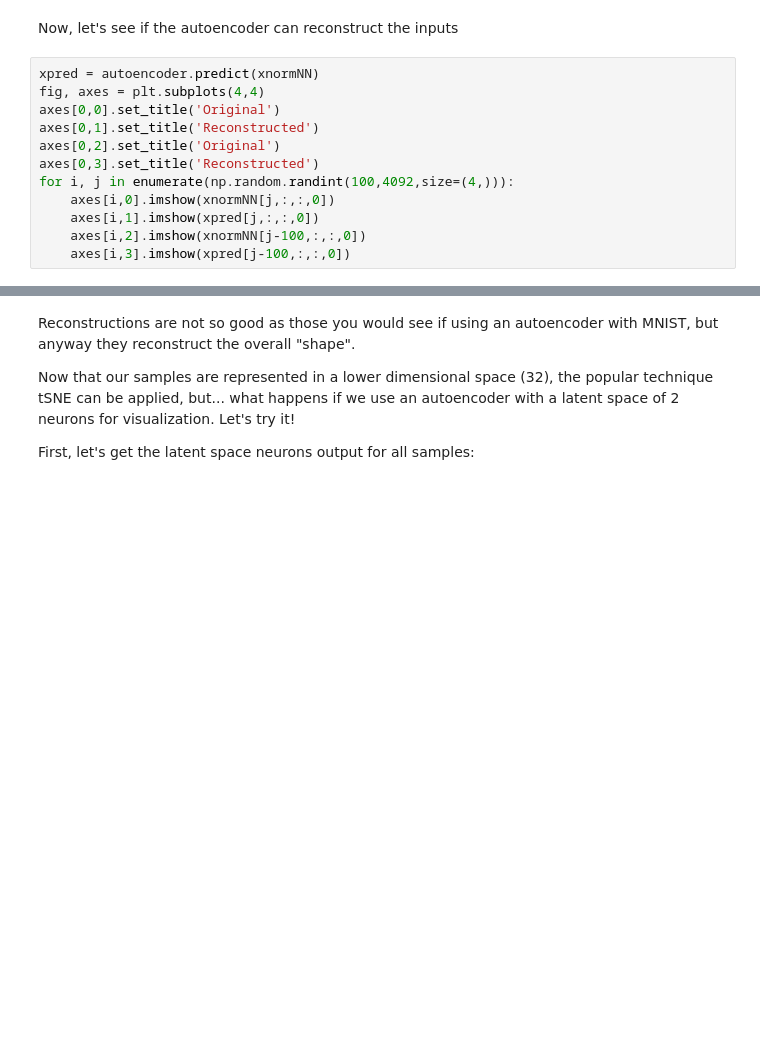
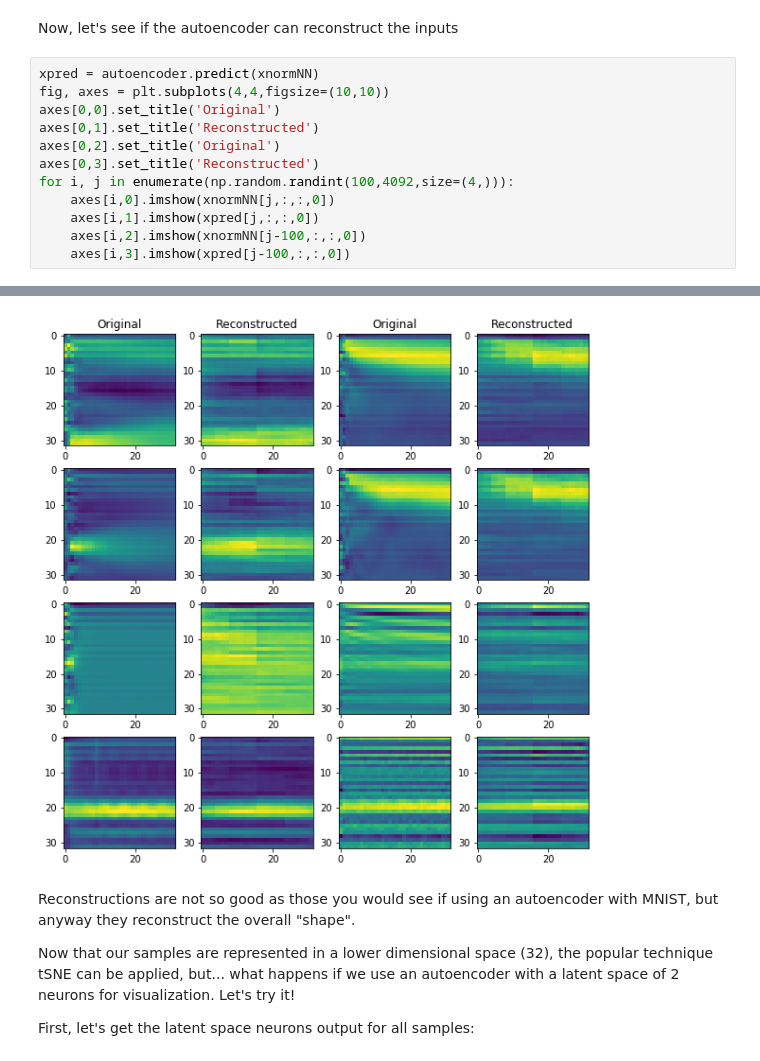
Before and after one commit to mrpep/Digital-Audio-Signal-Processing-and-Machine-Learning-Tutorials, a Jupyter notebook: Audio exploration.ipynb, the cells around one changed output, grey strips where cells are left out. Saved outputs shown, nothing was run; the diff lists cells and outputs as text; blank space fills up the shorter version.

```diff
--- a/Audio exploration.ipynb
+++ b/Audio exploration.ipynb
@@ -287,7 +287,7 @@ autoencoder.save('ae.h5')
 Now, let's see if the autoencoder can reconstruct the inputs
 # %%
 xpred = autoencoder.predict(xnormNN)
-fig, axes = plt.subplots(4,4)
+fig, axes = plt.subplots(4,4,figsize=(10,10))
 axes[0,0].set_title('Original')
 axes[0,1].set_title('Reconstructed')
 axes[0,2].set_title('Original')
@@ -302,3 +301,4 @@ for i, j in enumerate(np.random.randint(100,4092,size=(4,))):
+[figure, added]
 # %% [markdown]
 Reconstructions are not so good as those you would see if using an autoencoder with MNIST, but anyway they reconstruct the overall "shape".
 
```
Also changed, not shown: parts of 17 cells of this notebook.
